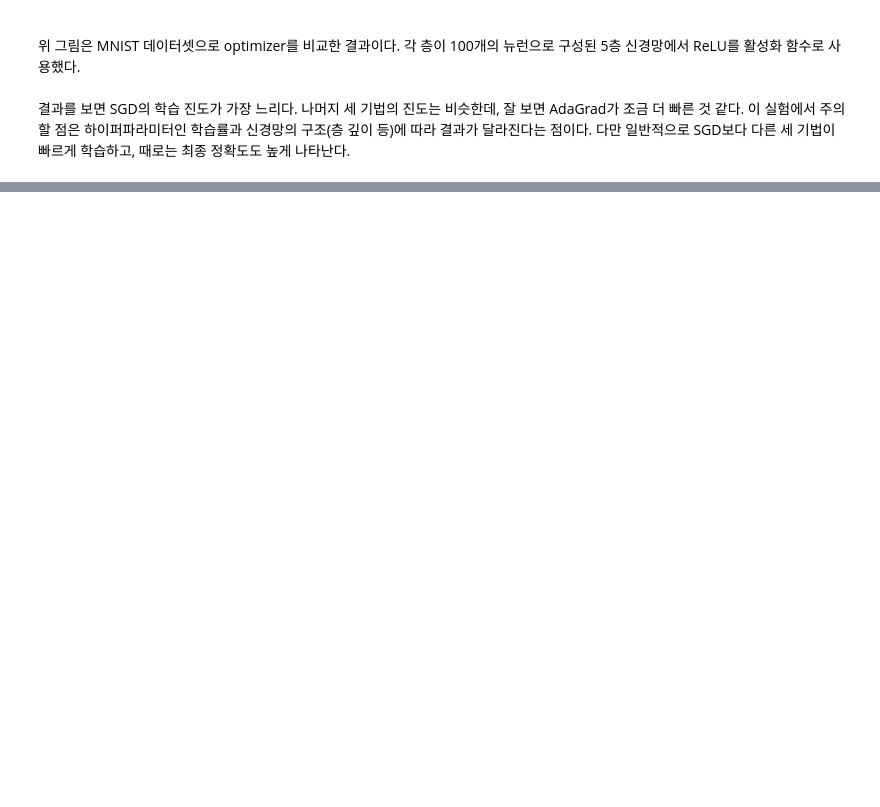
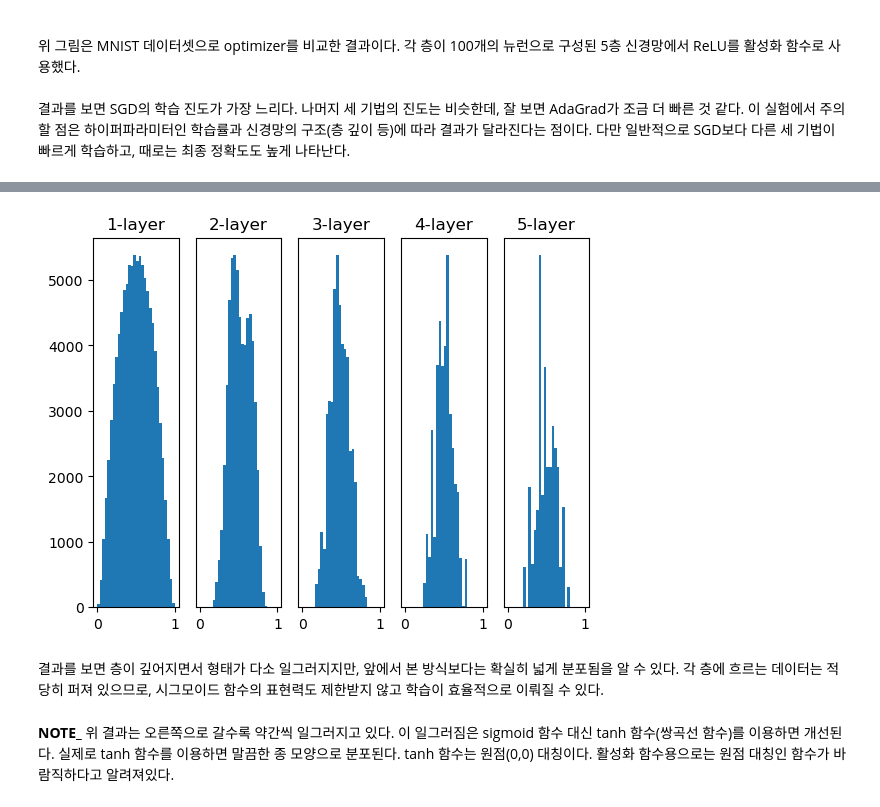
Before and after one commit to Choi-HanEol/DeepLearning-from-Scratch, a Jupyter notebook: ch06/Ch6. 학습 관련 기술들.ipynb, the cells around one changed output, grey strips where cells are left out. Saved outputs shown, nothing was run; the diff lists cells and outputs as text; code cells hidden in the pictures; blank space fills up the shorter version.

```diff
--- a/ch06/Ch6. 학습 관련 기술들.ipynb
+++ b/ch06/Ch6. 학습 관련 기술들.ipynb
@@ -126,0 +265,60 @@ class AdaGrad:
+# %%
+# coding: utf-8
+import numpy as np
+import matplotlib.pyplot as plt
+
+
+def sigmoid(x):
+    return 1 / (1 + np.exp(-x))
+
+
+def ReLU(x):
+    return np.maximum(0, x)
+
+
+def tanh(x):
+    return np.tanh(x)
+
+input_data = np.random.randn(1000, 100)  # 1000개의 데이터
+node_num = 100  # 각 은닉층의 노드(뉴런) 수
+hidden_layer_size = 5  # 은닉층이 5개
+activations = {}  # 이곳에 활성화 결과를 저장
+
+x = input_data
+
+for i in range(hidden_layer_size):
+    if i != 0:
+        x = activations[i-1]
+
+    # 초깃값을 다양하게 바꿔가며 실험해보자！
+    # w = np.random.randn(node_num, node_num) * 1
+    # w = np.random.randn(node_num, node_num) * 0.01
+    w = np.random.randn(node_num, node_num) * np.sqrt(1.0 / node_num)
+    # w = np.random.randn(node_num, node_num) * np.sqrt(2.0 / node_num)
+
+
+    a = np.dot(x, w)
+
+
+    # 활성화 함수도 바꿔가며 실험해보자！
+    z = sigmoid(a)
+    # z = ReLU(a)
+    # z = tanh(a)
+
+    activations[i] = z
+
+    # 히스토그램 그리기
+for i, a in activations.items():
+    plt.subplot(1, len(activations), i+1)
+    plt.title(str(i+1) + "-layer")
+    if i != 0: plt.yticks([], [])
+    # plt.xlim(0.1, 1)
+    # plt.ylim(0, 7000)
+    plt.hist(a.flatten(), 30, range=(0,1))
+plt.show()
+# %% [output]
+[figure, added]
+# %% [markdown]
+결과를 보면 층이 깊어지면서 형태가 다소 일그러지지만, 앞에서 본 방식보다는 확실히 넓게 분포됨을 알 수 있다. 각 층에 흐르는 데이터는 적당히 퍼져 있으므로, 시그모이드 함수의 표현력도 제한받지 않고 학습이 효율적으로 이뤄질 수 있다.
+# %% [markdown]
+**NOTE_** 위 결과는 오른쪽으로 갈수록 약간씩 일그러지고 있다. 이 일그러짐은 sigmoid 함수 대신 tanh 함수(쌍곡선 함수)를 이용하면 개선된다. 실제로 tanh 함수를 이용하면 말끔한 종 모양으로 분포된다. tanh 함수는 원점(0,0) 대칭이다. 활성화 함수용으로는 원점 대칭인 함수가 바람직하다고 알려져있다.
```
Also changed, not shown: parts of 18 cells of this notebook, 1 other file.
